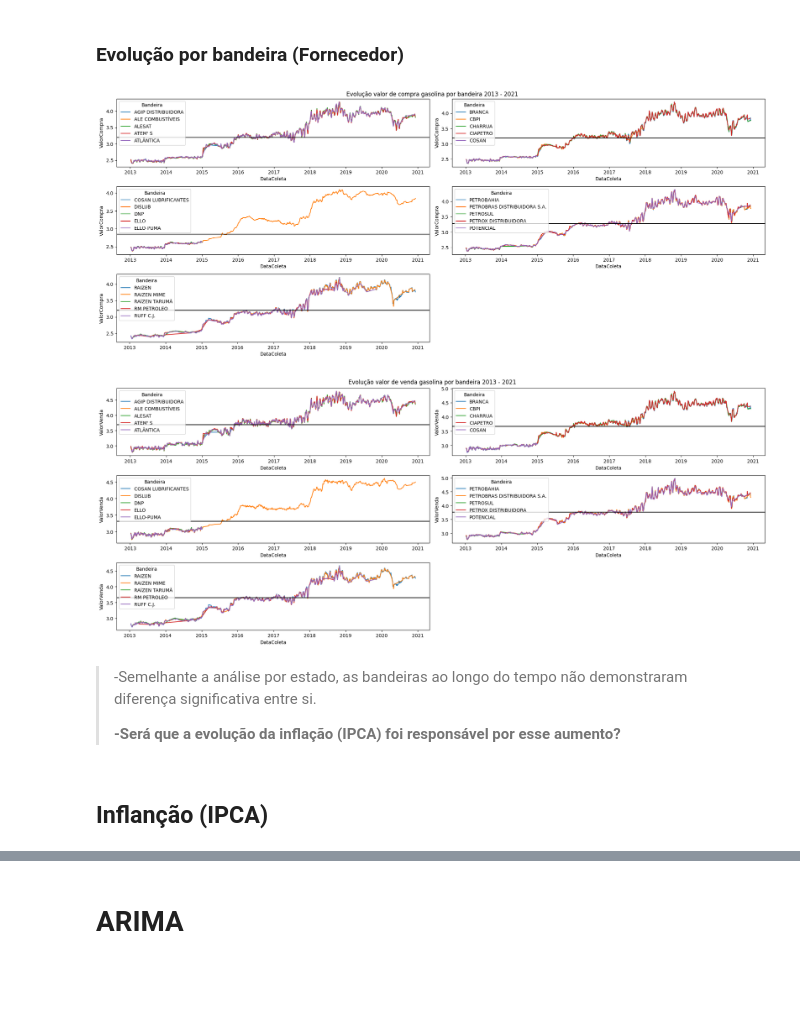
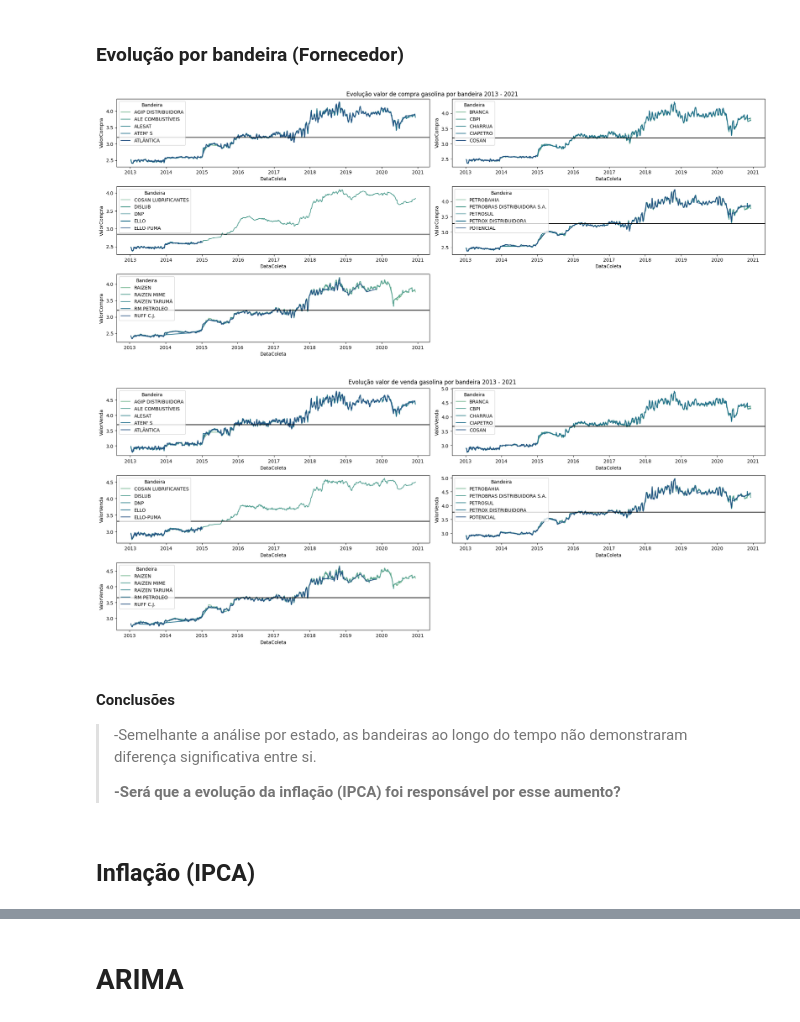
Before and after one commit to jorgecarvalhopi/Python_Analise-Precos-Combustiveis-2019, a Jupyter notebook: analise_v2.ipynb, the cells around one changed output, grey strips where cells are left out. Drawn from its saved outputs; the diff is of its cells as text; code cells hidden in the pictures; blank space fills up the shorter version.

```diff
--- a/analise_v2.ipynb
+++ b/analise_v2.ipynb
@@ -147,0 +130,2 @@ combustiveis[colunas_quantitativas].describe().round(3)
+# %%
+combustiveis = combustiveis.dropna(axis = 0) #Tirando valores nulos
@@ -355,7 +377,8 @@ plt.subplot(5, 2, 1)
 data_sliced = media_compra.loc[media_compra.index.get_level_values(1).isin(bandeiras[0:5])]
 sb.lineplot(x = data_sliced.index.get_level_values(0),
             y = data_sliced.rolling(mv_av_periods).mean(),
-            hue = data_sliced.index.get_level_values(1)
+            hue = data_sliced.index.get_level_values(1),
+            palette = 'crest'
            )
 plt.axhline(data_sliced.mean(), color = 'black')
 
@@ -364,7 +387,8 @@ plt.subplot(5, 2, 2)
 data_sliced = media_compra.loc[media_compra.index.get_level_values(1).isin(bandeiras[5:10])]
 sb.lineplot(x = data_sliced.index.get_level_values(0),
             y = data_sliced.rolling(mv_av_periods).mean(),
-            hue = data_sliced.index.get_level_values(1)
+            hue = data_sliced.index.get_level_values(1),
+            palette = 'crest'
            )
 plt.axhline(data_sliced.mean(), color = 'black')
 
@@ -373,7 +397,8 @@ plt.subplot(5, 2, 3)
 data_sliced = media_compra.loc[media_compra.index.get_level_values(1).isin(bandeiras[10:15])]
 sb.lineplot(x = data_sliced.index.get_level_values(0),
             y = data_sliced.rolling(mv_av_periods).mean(),
-            hue = data_sliced.index.get_level_values(1)
+            hue = data_sliced.index.get_level_values(1),
+            palette = 'crest'
            )
 plt.axhline(data_sliced.mean(), color = 'black')
 
@@ -382,7 +407,8 @@ plt.subplot(5, 2, 4)
 data_sliced = media_compra.loc[media_compra.index.get_level_values(1).isin(bandeiras[20:25])]
 sb.lineplot(x = data_sliced.index.get_level_values(0),
             y = data_sliced.rolling(mv_av_periods).mean(),
-            hue = data_sliced.index.get_level_values(1)
+            hue = data_sliced.index.get_level_values(1),
+            palette = 'crest'
            )
 plt.axhline(data_sliced.mean(), color = 'black')
 
@@ -391,7 +417,8 @@ plt.subplot(5, 2, 5)
 data_sliced = media_compra.loc[media_compra.index.get_level_values(1).isin(bandeiras[25:30])]
 sb.lineplot(x = data_sliced.index.get_level_values(0),
             y = data_sliced.rolling(mv_av_periods).mean(),
-            hue = data_sliced.index.get_level_values(1)
+            hue = data_sliced.index.get_level_values(1),
+            palette = 'crest'
            )
 plt.axhline(data_sliced.mean(), color = 'black')
 
@@ -400,7 +427,7 @@ plt.savefig('evolução_compra_por_bandeira.png', dpi = 150)
 plt.show()
 
 
-
+#------------------------------------------------------------------------------------------------------------------------------------------------------------
 
 
 plt.figure(figsize = (20, 13)).suptitle('Evolução valor de venda gasolina por bandeira 2013 - 2021')
@@ -410,7 +437,8 @@ plt.subplot(5, 2, 1)
 data_sliced = media_venda.loc[media_venda.index.get_level_values(1).isin(bandeiras[0:5])]
 sb.lineplot(x = data_sliced.index.get_level_values(0),
             y = data_sliced.rolling(mv_av_periods).mean(),
-            hue = data_sliced.index.get_level_values(1)
+            hue = data_sliced.index.get_level_values(1),
+            palette = 'crest'
            )
 plt.axhline(data_sliced.mean(), color = 'black')
 
@@ -419,49 +447,54 @@ plt.subplot(5, 2, 2)
 data_sliced = media_venda.loc[media_venda.index.get_level_values(1).isin(bandeiras[5:10])]
 sb.lineplot(x = data_sliced.index.get_level_values(0),
             y = data_sliced.rolling(mv_av_periods).mean(),
-            hue = data_sliced.index.get_level_values(1)
+            hue = data_sliced.index.get_level_values(1),
+            palette = 'crest'
            )
 plt.axhline(data_sliced.mean(), color = 'black')
 
 
 plt.subplot(5, 2, 3)
 data_sliced = media_venda.loc[media_venda.index.get_level_values(1).isin(bandeiras[10:15])]
 sb.lineplot(x = data_sliced.index.get_level_values(0),
             y = data_sliced.rolling(mv_av_periods).mean(),
-            hue = data_sliced.index.get_level_values(1)
+            hue = data_sliced.index.get_level_values(1),
+            palette = 'crest'
            )
 plt.axhline(data_sliced.mean(), color = 'black')
 
 
 plt.subplot(5, 2, 4)
 data_sliced = media_venda.loc[media_venda.index.get_level_values(1).isin(bandeiras[20:25])]
 sb.lineplot(x = data_sliced.index.get_level_values(0),
             y = data_sliced.rolling(mv_av_periods).mean(),
-            hue = data_sliced.index.get_level_values(1)
+            hue = data_sliced.index.get_level_values(1),
+            palette = 'crest'
            )
 plt.axhline(data_sliced.mean(), color = 'black')
 
 
 plt.subplot(5, 2, 5)
 data_sliced = media_venda.loc[media_venda.index.get_level_values(1).isin(bandeiras[25:30])]
 sb.lineplot(x = data_sliced.index.get_level_values(0),
             y = data_sliced.rolling(mv_av_periods).mean(),
-            hue = data_sliced.index.get_level_values(1)
+            hue = data_sliced.index.get_level_values(1),
+            palette = 'crest'
            )
 plt.axhline(data_sliced.mean(), color = 'black')
 
 plt.tight_layout()
 plt.savefig('evolução_venda_por_bandeira.png', dpi = 150)
 plt.show()
 # %% [output]
-[figure, old version]
+[figure, new version]
-[figure, old version]
+[figure, new version]
 # %% [markdown]
+#### Conclusões
 >-Semelhante a análise por estado, as bandeiras ao longo do tempo não demonstraram diferença significativa entre si.
 >
 >**-Será que a evolução da inflação (IPCA) foi responsável por esse aumento?**
 # %% [markdown]
-## Inflanção (IPCA)
+## Inflação (IPCA)
 # %%
 media_compra = combustiveis.dropna(axis = 0).groupby(by = 'DataColeta')['ValorCompra'].mean()
 media_venda = combustiveis.dropna(axis = 0).groupby(by = 'DataColeta')['ValorVenda'].mean()
```
Also changed, not shown: parts of 28 cells of this notebook, 1 other file.
